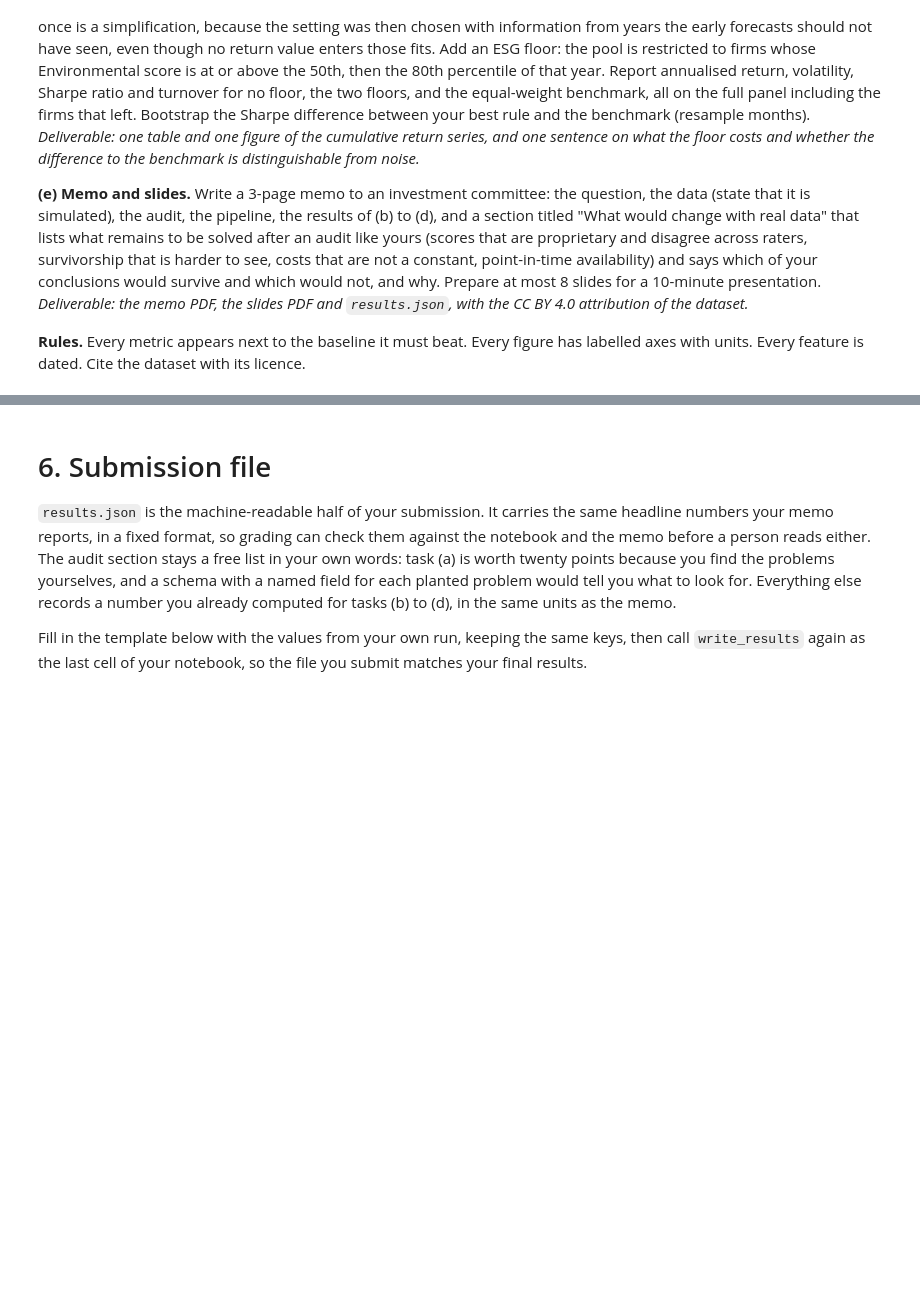
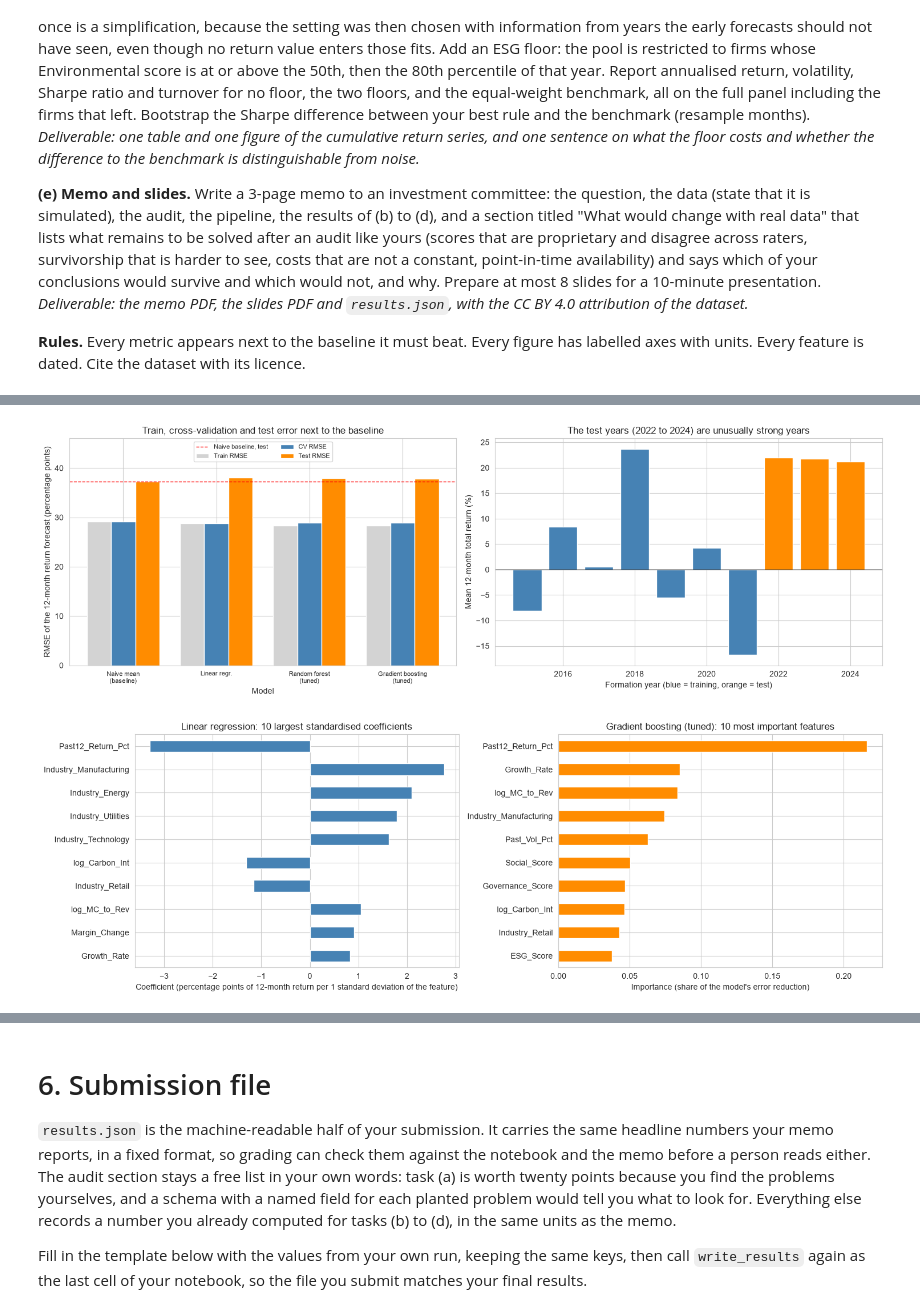
Before and after one commit to FBE5d5wqfds/EAIF-, a Jupyter notebook: group_project_AS2026/notebook/Group_Work_AS_2026_solution.ipynb, the cells around one changed output, grey strips where cells are left out. Cells and saved outputs as stored; diff of their text form; code cells hidden in the pictures; blank space fills up the shorter version.

Commit message:
Add task (b) to the solution notebook: linear regression vs tuned random forest and gradient boosting
Co-Authored-By: Claude Sonnet 5.5 <noreply@anthropic.com>

```diff
--- a/group_project_AS2026/notebook/Group_Work_AS_2026_solution.ipynb
+++ b/group_project_AS2026/notebook/Group_Work_AS_2026_solution.ipynb
@@ -770,0 +881,33 @@ print(f"{len(ml_a):,} formation rows remain after requiring a full 12-month hist
+# %%
+# ---- (b) Step 3: figures ----
+fig, axes = plt.subplots(1, 2, figsize=(15, 5))
+labels = [i.replace(" (baseline)", "\n(baseline)").replace(" (tuned)", "\n(tuned)").replace("regression", "regr.") for i in comparison.index]
+x = np.arange(len(comparison)); w = 0.26
+for k, (col, colour) in enumerate([("Train RMSE", "lightgrey"), ("CV RMSE", "steelblue"), ("Test RMSE", "darkorange")]):
+    axes[0].bar(x + (k - 1) * w, comparison[col], w, label=col, color=colour)
+axes[0].axhline(comparison.loc["Naive mean (baseline)", "Test RMSE"], color="red", ls="--", lw=1, label="Naive baseline, test")
+axes[0].set_xticks(x); axes[0].set_xticklabels(labels, fontsize=8)
+axes[0].set_ylabel("RMSE of the 12-month return forecast (percentage points)"); axes[0].set_xlabel("Model")
+axes[0].set_ylim(0, 46); axes[0].set_title("Train, cross-validation and test error next to the baseline")
+axes[0].legend(fontsize=8, ncol=2, loc="upper center")
+
+by_year = model_data_a.groupby("Formation_Year")[TARGET].mean()
+axes[1].bar(by_year.index, by_year.values, color=["steelblue" if y <= 2021 else "darkorange" for y in by_year.index])
+axes[1].axhline(0, color="black", lw=0.8)
+axes[1].set_xlabel("Formation year (blue = training, orange = test)"); axes[1].set_ylabel("Mean 12-month total return (%)")
+axes[1].set_title("The test years (2022 to 2024) are unusually strong years")
+plt.tight_layout(); plt.show()
+
+fig, axes = plt.subplots(1, 2, figsize=(15, 5))
+lin = fitted["Linear regression"]
+coef = pd.Series(lin.named_steps["linearregression"].coef_, index=feature_cols_a)
+coef.reindex(coef.abs().sort_values(ascending=False).index).head(10)[::-1].plot(kind="barh", ax=axes[0], color="steelblue")
+axes[0].set_xlabel("Coefficient (percentage points of 12-month return per 1 standard deviation of the feature)")
+axes[0].set_title("Linear regression: 10 largest standardised coefficients")
+imp = pd.Series(fitted[best_ens].feature_importances_, index=feature_cols_a).sort_values(ascending=False)
+imp.head(10)[::-1].plot(kind="barh", ax=axes[1], color="darkorange")
+axes[1].set_xlabel("Importance (share of the model's error reduction)"); axes[1].set_title(f"{best_ens}: 10 most important features")
+plt.tight_layout(); plt.show()
+# %% [output]
+[figure, added]
+[figure, added]
```
Also changed, not shown: parts of 31 cells of this notebook.
